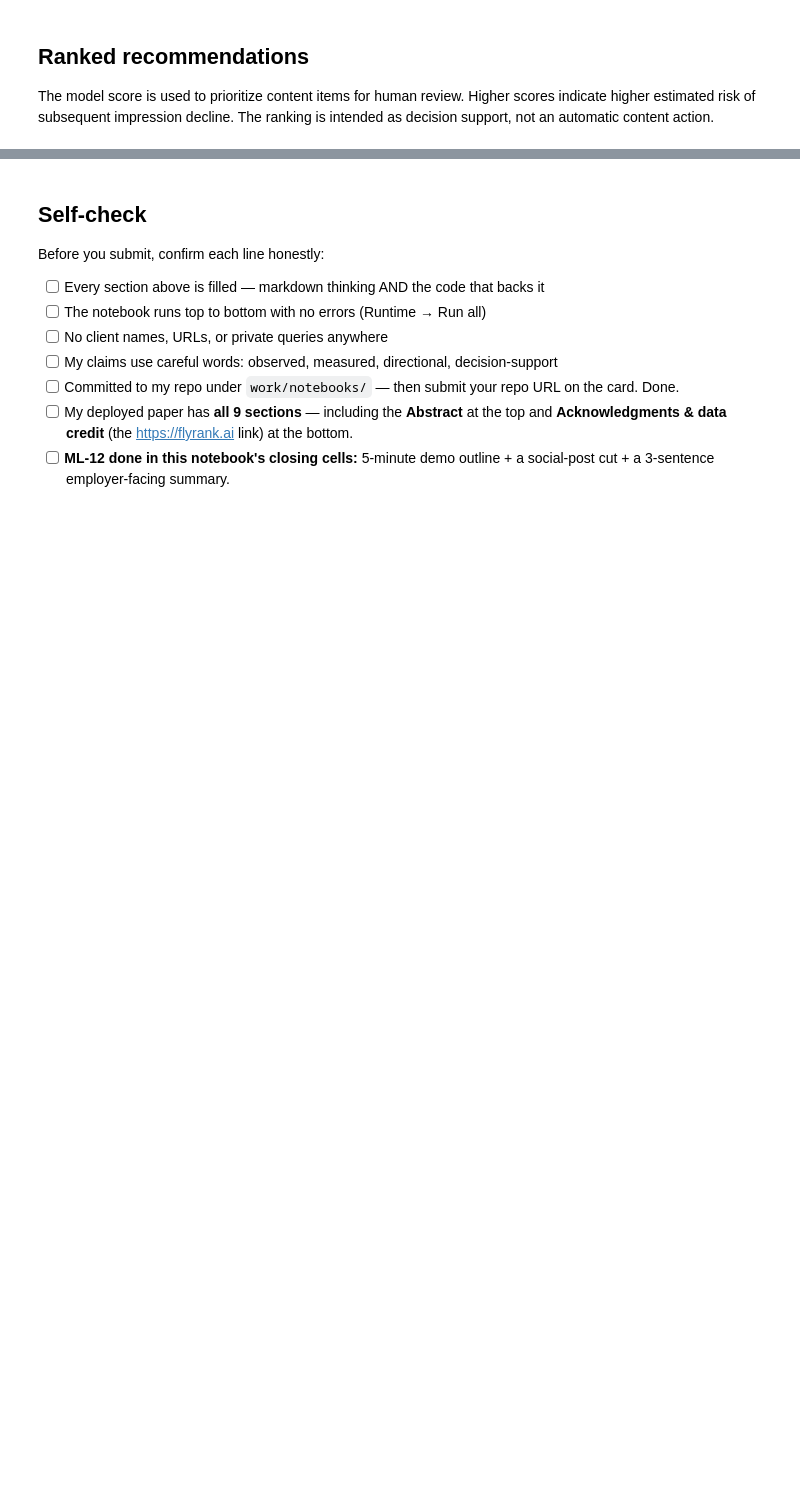
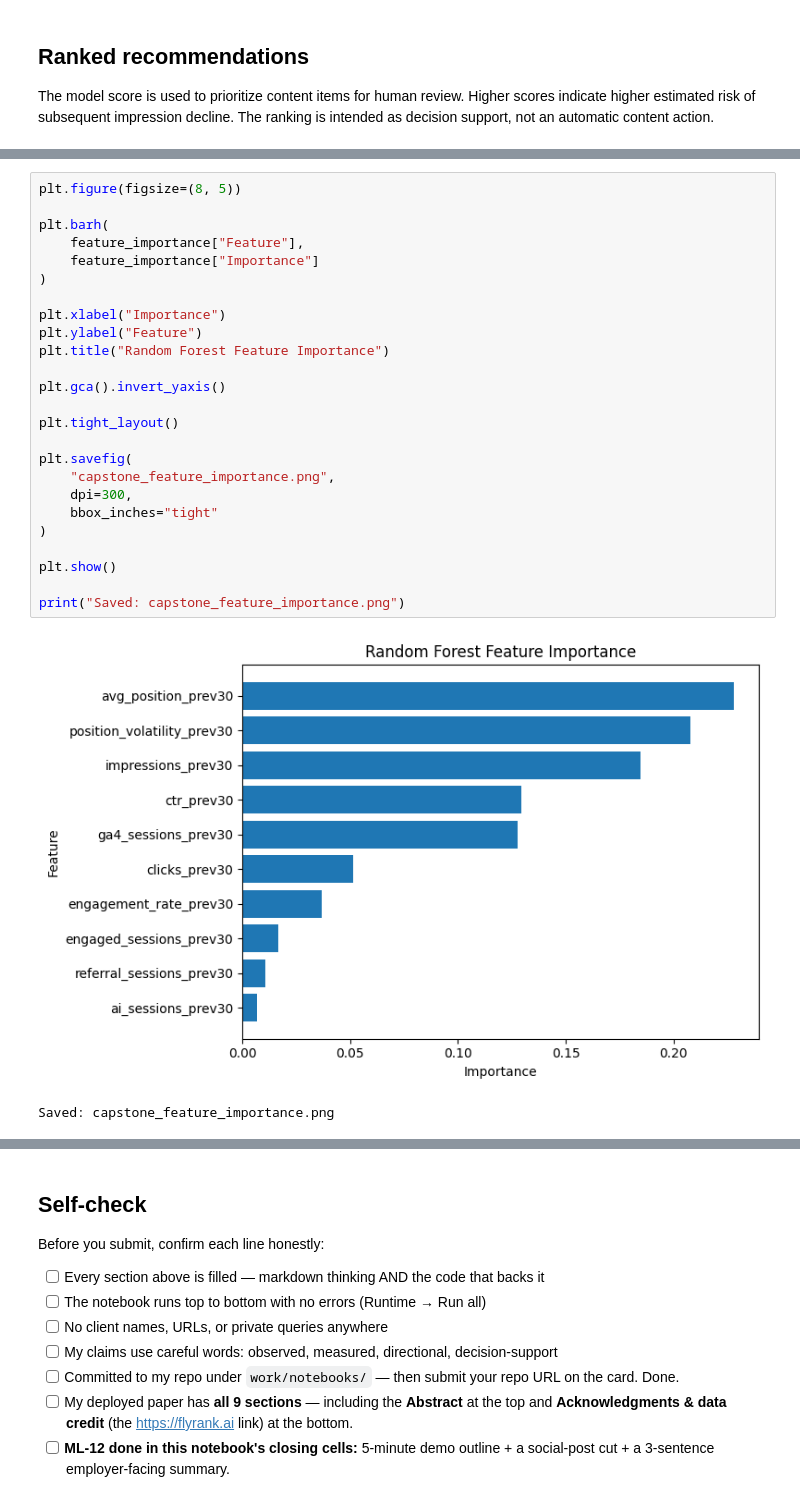
Before and after one commit to suha-2004/flyrank-ml-internship, a Jupyter notebook: work/notebooks/capstone.ipynb, the cells around one changed output, grey strips where cells are left out. Drawn from its saved outputs; the diff is of its cells as text; blank space fills up the shorter version.

```diff
--- a/work/notebooks/capstone.ipynb
+++ b/work/notebooks/capstone.ipynb
@@ -1669,0 +1713,28 @@ KeyError: "['model_score', 'avg_position_prev30', 'position_volatility_prev30',
+# %%
+plt.figure(figsize=(8, 5))
+
+plt.barh(
+    feature_importance["Feature"],
+    feature_importance["Importance"]
+)
+
+plt.xlabel("Importance")
+plt.ylabel("Feature")
+plt.title("Random Forest Feature Importance")
+
+plt.gca().invert_yaxis()
+
+plt.tight_layout()
+
+plt.savefig(
+    "capstone_feature_importance.png",
+    dpi=300,
+    bbox_inches="tight"
+)
+
+plt.show()
+
+print("Saved: capstone_feature_importance.png")
+# %% [output]
+[figure, added]
+Saved: capstone_feature_importance.png
```
Also changed, not shown: parts of 67 cells of this notebook.
